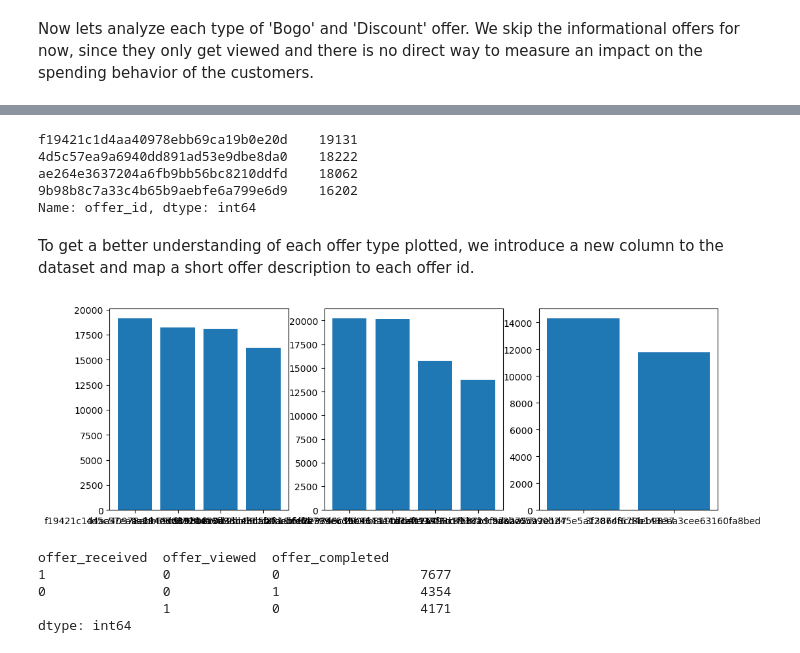
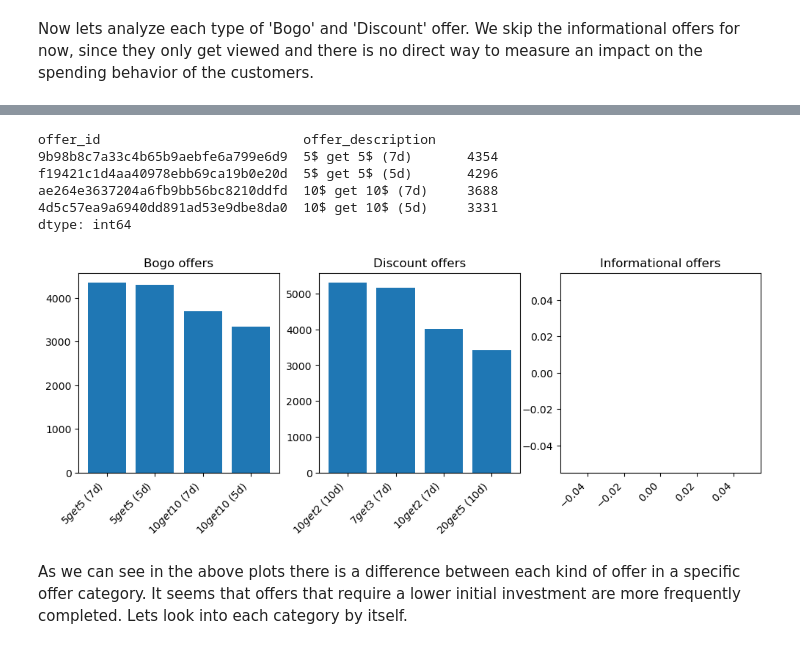
Before and after one commit to Daniel-Hutcheson/starbucks_capstone_project, a Jupyter notebook: Starbucks_Capstone_notebook.ipynb, the cells around one changed output, grey strips where cells are left out. Saved outputs shown, nothing was run; the diff lists cells and outputs as text; code cells hidden in the pictures.

Commit message:
current progress: investigating offer details

```diff
--- a/Starbucks_Capstone_notebook.ipynb
+++ b/Starbucks_Capstone_notebook.ipynb
@@ -857,0 +875,15 @@ Now that we have a overview of our general customer database and looked into pos
+# %%
+offer_mapping = {
+    '0b1e1539f2cc45b7b9fa7c272da2e1d7':'20$ get 5$ (10d)',
+    '2298d6c36e964ae4a3e7e9706d1fb8c2':'7$ get 3$ (7d)',
+    '2906b810c7d4411798c6938adc9daaa5':'10$ get 2$ (7d)',
+    '3f207df678b143eea3cee63160fa8bed':'info (4d)',
+    '4d5c57ea9a6940dd891ad53e9dbe8da0':'10$ get 10$ (5d)',
+    '5a8bc65990b245e5a138643cd4eb9837':'info (3d)',
+    '9b98b8c7a33c4b65b9aebfe6a799e6d9':'5$ get 5$ (7d)',
+    'ae264e3637204a6fb9bb56bc8210ddfd':'10$ get 10$ (7d)',
+    'f19421c1d4aa40978ebb69ca19b0e20d':'5$ get 5$ (5d)',
+    'fafdcd668e3743c1bb461111dcafc2a4':'10$ get 2$ (10d)',
+}
+# %%
+data['offer_description'] = data.offer_id.map(offer_mapping)
@@ -975,14 +1030,4 @@ Now lets analyze each type of 'Bogo' and 'Discount' offer. We skip the informati
 # %%
-bogo_offer_ids = data_offers[data_offers.offer_type == 'bogo'].offer_id.value_counts()
-discount_offer_ids = data_offers[data_offers.offer_type == 'discount'].offer_id.value_counts()
-informational_offer_ids = data_offers[data_offers.offer_type == 'informational'].offer_id.value_counts()
-
-bogo_offer_ids
+bogo_offers_received = data_offers[(data_offers.offer_type == 'bogo') & (data_offers.offer_received == 1)][['offer_id','offer_description']].value_counts()
+discount_offers_received = data_offers[(data_offers.offer_type == 'discount') & (data_offers.offer_received == 1)][['offer_id','offer_description']].value_counts()
+informational_offers_received = data_offers[(data_offers.offer_type == 'informational') & (data_offers.offer_received == 1)][['offer_id','offer_description']].value_counts()
-# %% [output]
-f19421c1d4aa40978ebb69ca19b0e20d    19131
-4d5c57ea9a6940dd891ad53e9dbe8da0    18222
-ae264e3637204a6fb9bb56bc8210ddfd    18062
-9b98b8c7a33c4b65b9aebfe6a799e6d9    16202
-Name: offer_id, dtype: int64
-# %% [markdown]
-To get a better understanding of each offer type plotted, we introduce a new column to the dataset and map a short offer description to each offer id.
@@ -989,18 +1038,30 @@ To get a better understanding of each offer type plotted, we introduce a new col
+# %%
+bogo_offers_completed = data_offers[(data_offers.offer_type == 'bogo') & (data_offers.offer_completed == 1)][['offer_id','offer_description']].value_counts()
+discount_offers_completed = data_offers[(data_offers.offer_type == 'discount') & (data_offers.offer_completed == 1)][['offer_id','offer_description']].value_counts()
+informational_offers_completed = data_offers[(data_offers.offer_type == 'informational') & (data_offers.offer_completed == 1)][['offer_id','offer_description']].value_counts()
+
+bogo_offers_completed
+# %% [output]
+offer_id                          offer_description
+9b98b8c7a33c4b65b9aebfe6a799e6d9  5$ get 5$ (7d)       4354
+f19421c1d4aa40978ebb69ca19b0e20d  5$ get 5$ (5d)       4296
+ae264e3637204a6fb9bb56bc8210ddfd  10$ get 10$ (7d)     3688
+4d5c57ea9a6940dd891ad53e9dbe8da0  10$ get 10$ (5d)     3331
+dtype: int64
 # %%
 fig, (ax1, ax2, ax3) = plt.subplots(1,3, figsize=(12,4))
 
-ax1.bar(bogo_offer_ids.index, bogo_offer_ids);
+ax1.bar(bogo_offers_completed.index.get_level_values(1), bogo_offers_completed.values);
+ax1.set_title('Bogo offers')
 
-ax2.bar(discount_offer_ids.index, discount_offer_ids);
+ax2.bar(discount_offers_completed.index.get_level_values(1), discount_offers_completed.values);
+ax2.set_title('Discount offers')
 
-ax3.bar(informational_offer_ids.index, informational_offer_ids);
+ax3.bar(informational_offers_completed.index.get_level_values(1), informational_offers_completed.values);
+ax3.set_title('Informational offers')
+
+fig.autofmt_xdate(rotation=45)
 # %% [output]
-[figure, old version]
+[figure, new version]
-# %%
-data[data.offer_id == offer_id][['offer_received','offer_viewed', 'offer_completed']].value_counts()
-# %% [output]
-offer_received  offer_viewed  offer_completed
-1               0             0                  7677
-0               0             1                  4354
-                1             0                  4171
-dtype: int64
+# %% [markdown]
+As we can see in the above plots there is a difference between each kind of offer in a specific offer category. It seems that offers that require a lower initial investment are more frequently completed. Lets look into each category by itself.
```
Also changed, not shown: parts of 8 cells of this notebook.
